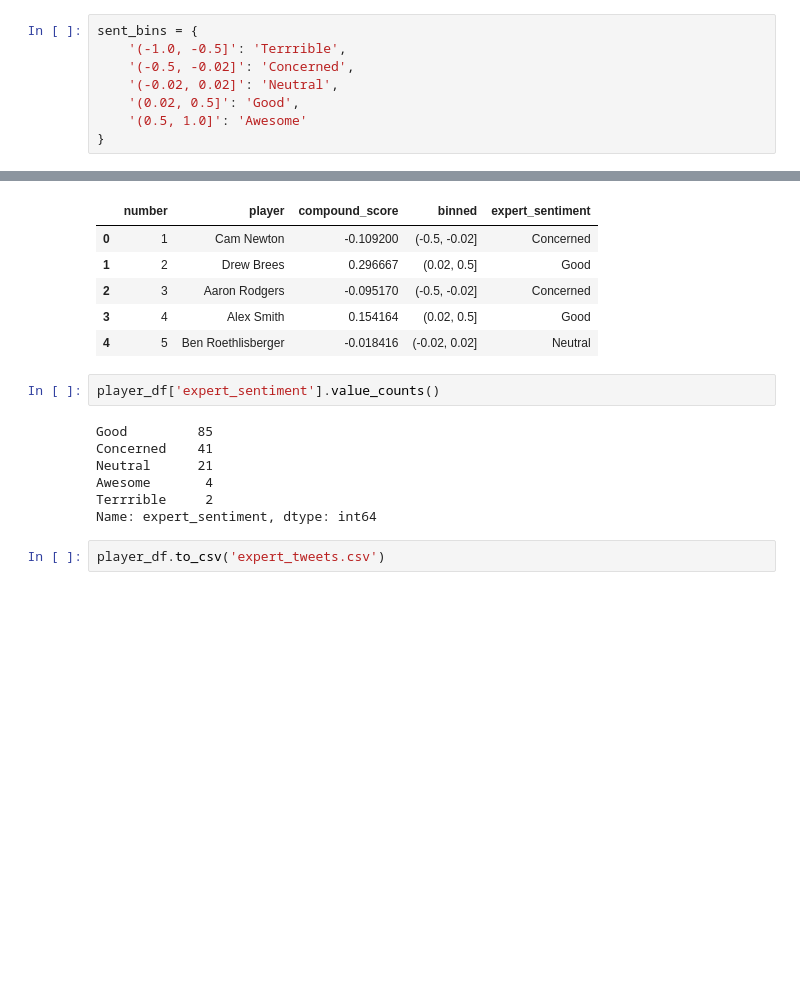
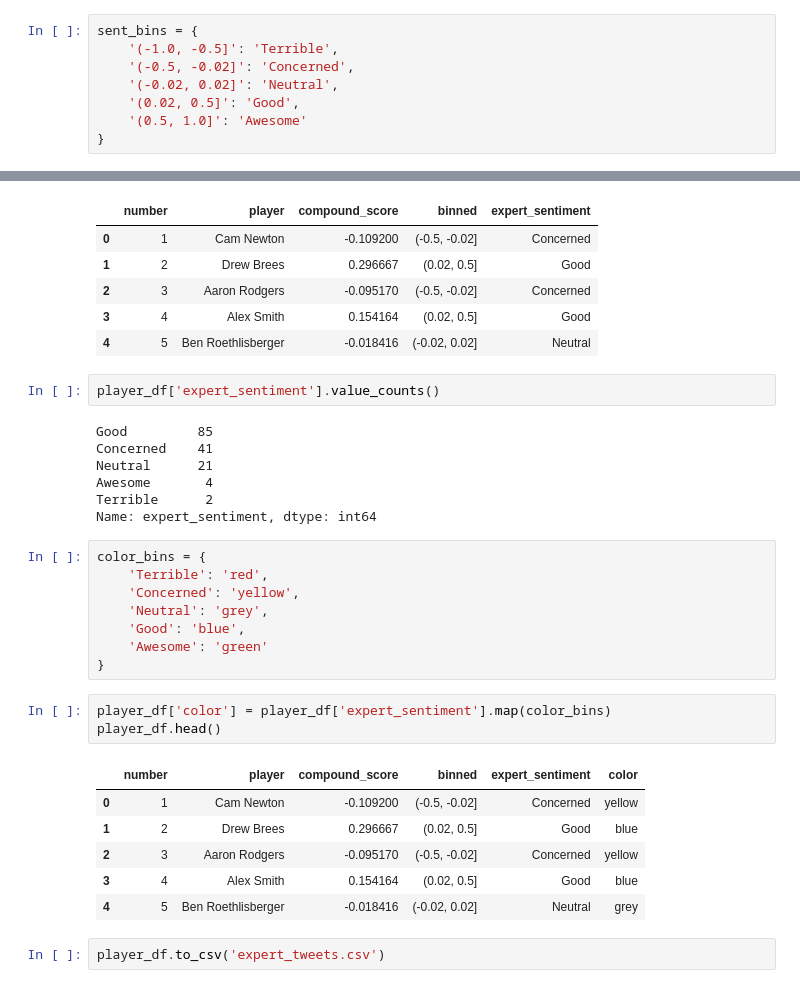
Before and after one commit to zgscherrer/Project-Fantasy-Football, a Jupyter notebook: ffb_tweet_analysis.ipynb, the cells around one changed output, grey strips where cells are left out. Cells and saved outputs as stored; diff of their text form; blank space fills up the shorter version.

```diff
--- a/ffb_tweet_analysis.ipynb
+++ b/ffb_tweet_analysis.ipynb
@@ -306,7 +306,7 @@ player_df['binned'].value_counts()
 Name: binned, dtype: int64
 # %%
 sent_bins = {
-    '(-1.0, -0.5]': 'Terrrible',
+    '(-1.0, -0.5]': 'Terrible',
     '(-0.5, -0.02]': 'Concerned',
     '(-0.02, 0.02]': 'Neutral',
     '(0.02, 0.5]': 'Good',
@@ -329,8 +329,26 @@ Good         85
 Concerned    41
 Neutral      21
 Awesome       4
-Terrrible     2
+Terrible      2
 Name: expert_sentiment, dtype: int64
+# %%
+color_bins = {
+    'Terrible': 'red',
+    'Concerned': 'yellow',
+    'Neutral': 'grey',
+    'Good': 'blue',
+    'Awesome': 'green'
+}
+# %%
+player_df['color'] = player_df['expert_sentiment'].map(color_bins)
+player_df.head()
+# %% [output]
+|  | number | player | compound_score | binned | expert_sentiment | color |
+| 0 | 1 | Cam Newton | -0.109200 | (-0.5, -0.02] | Concerned | yellow |
+| 1 | 2 | Drew Brees | 0.296667 | (0.02, 0.5] | Good | blue |
+| 2 | 3 | Aaron Rodgers | -0.095170 | (-0.5, -0.02] | Concerned | yellow |
+| 3 | 4 | Alex Smith | 0.154164 | (0.02, 0.5] | Good | blue |
+| 4 | 5 | Ben Roethlisberger | -0.018416 | (-0.02, 0.02] | Neutral | grey |
 # %%
 player_df.to_csv('expert_tweets.csv')
 # %%
```
Also changed, not shown: 1 other file.
